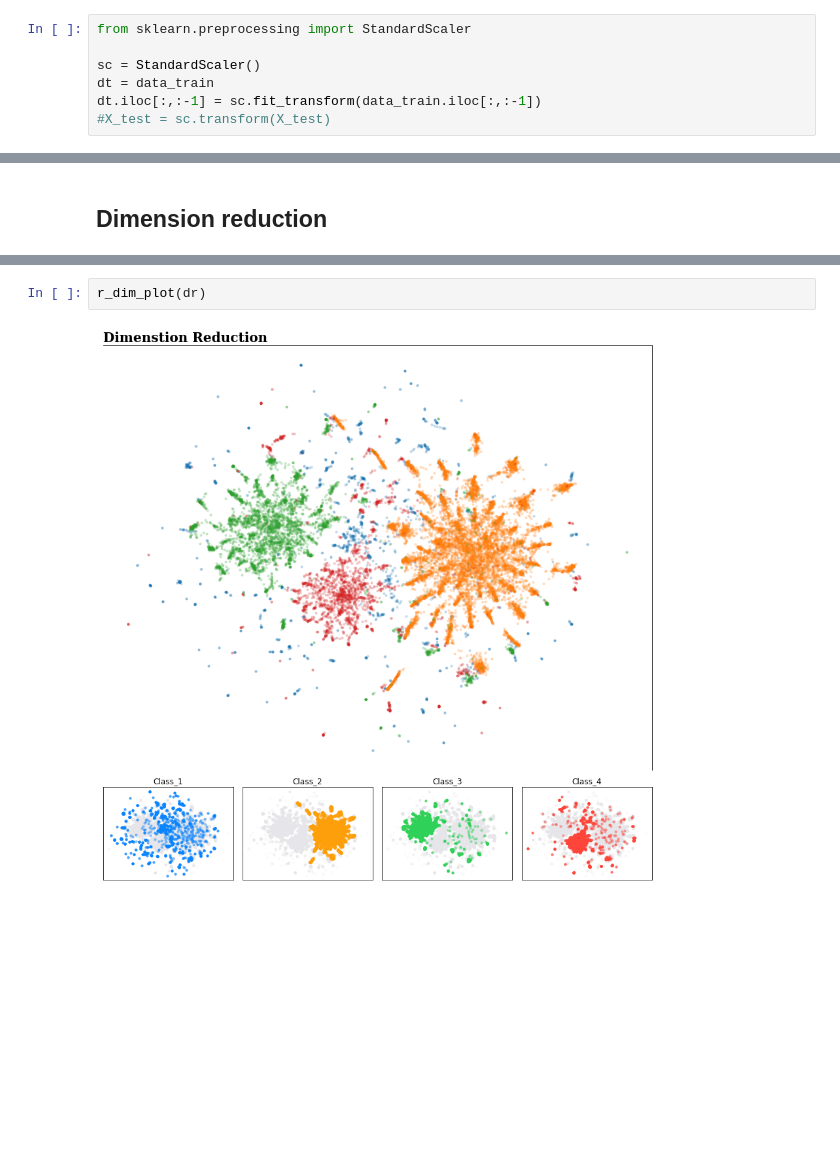
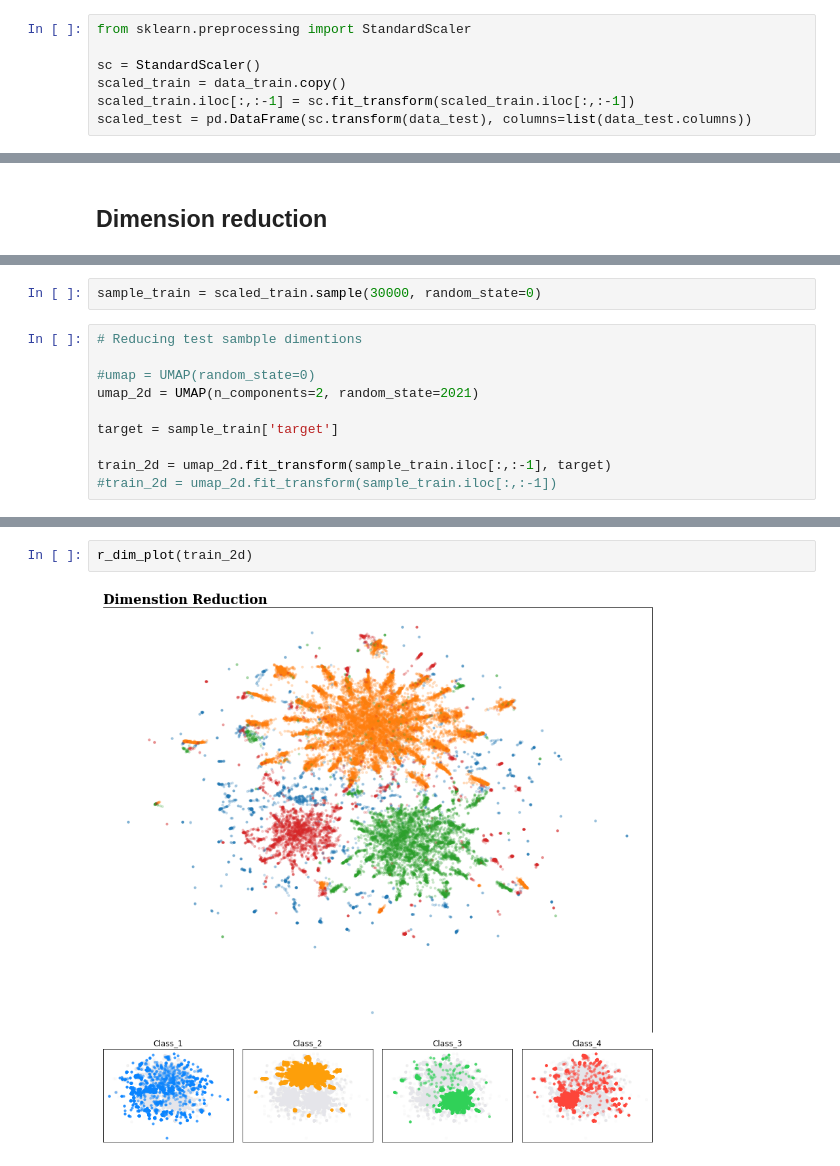
Before and after one commit to juan-ivan-NV/JI_Kaggle_Competitions, a Jupyter notebook: Tabular_Playground_Series/TPS_May_2021_H2O_PyCaret.ipynb, the cells around one changed output, grey strips where cells are left out. Saved outputs shown, nothing was run; the diff lists cells and outputs as text; blank space fills up the shorter version.

```diff
--- a/Tabular_Playground_Series/TPS_May_2021_H2O_PyCaret.ipynb
+++ b/Tabular_Playground_Series/TPS_May_2021_H2O_PyCaret.ipynb
@@ -97,7 +110,7 @@ The correlation between all the collumns seems to be less than 0.02
 from sklearn.preprocessing import StandardScaler
 
 sc = StandardScaler()
-dt = data_train
-dt.iloc[:,:-1] = sc.fit_transform(data_train.iloc[:,:-1])
-#X_test = sc.transform(X_test)
+scaled_train = data_train.copy()
+scaled_train.iloc[:,:-1] = sc.fit_transform(scaled_train.iloc[:,:-1])
+scaled_test = pd.DataFrame(sc.transform(data_test), columns=list(data_test.columns))
 # %%
@@ -212,0 +225,12 @@ dr = umap.fit_transform(train_sub.iloc[:,:-1], target)
+# %%
+sample_train = scaled_train.sample(30000, random_state=0)
+# %%
+# Reducing test sambple dimentions
+
+#umap = UMAP(random_state=0)
+umap_2d = UMAP(n_components=2, random_state=2021)
+
+target = sample_train['target']
+
+train_2d = umap_2d.fit_transform(sample_train.iloc[:,:-1], target)
+#train_2d = umap_2d.fit_transform(sample_train.iloc[:,:-1])
@@ -213,4 +271,4 @@ dr = umap.fit_transform(train_sub.iloc[:,:-1], target)
 # %%
-r_dim_plot(dr)
+r_dim_plot(train_2d)
 # %% [output]
-[figure, old version]
+[figure, new version]
```
Also changed, not shown: parts of 20 cells of this notebook.
